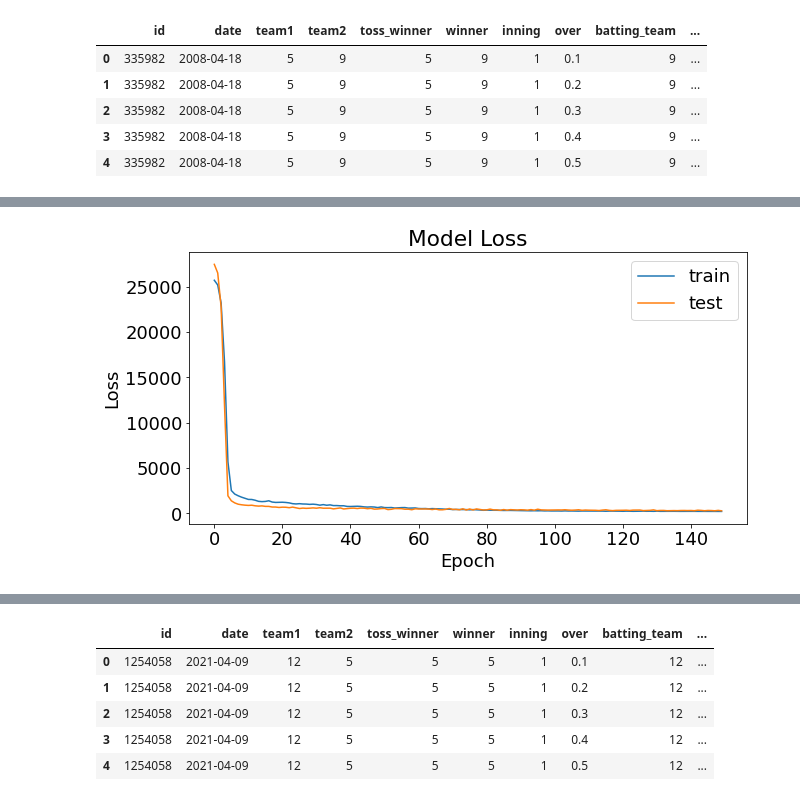
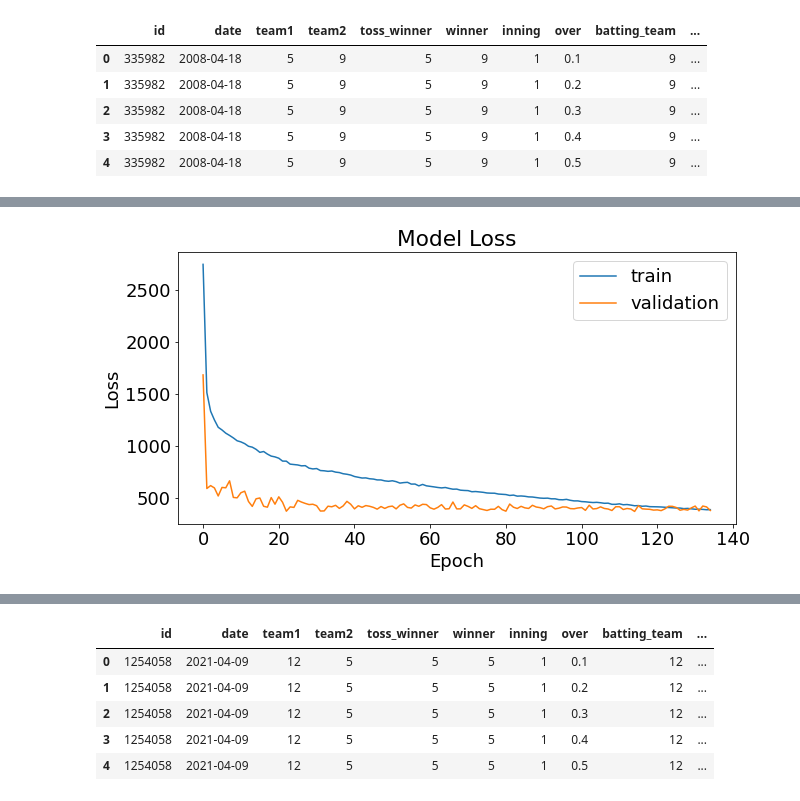
Before and after one commit to UtkarshAIITB/IPL-Data-Analysis, a Jupyter notebook: DL.ipynb, the cells around one changed output, grey strips where cells are left out. Saved outputs shown, nothing was run; the diff lists cells and outputs as text; code cells hidden in the pictures.

```diff
--- a/DL.ipynb
+++ b/DL.ipynb
@@ -60,5 +60,5 @@ tnew.reset_index(drop=True).head()
 # %%
-xnew = new.drop(new[(new.over < 15.5) | (new.over >=15.6)].index)
+xnew = new.drop(new[(new.over <= 11.0) | (new.over >=16.0)].index)
 xnew.reset_index(drop = True)
 y1train = xnew['total_runs_y']
 y2train = xnew['winner']
@@ -83,20 +93,44 @@ from tensorflow.keras.layers import Dense,Dropout
 # %%
+# model = Sequential()
+# # model.add(Dense(88, activation = 'relu'))
+# # model.add(Dropout(0.5))
+
+# model.add(Dense(50, activation = 'relu'))
+# model.add(Dropout(0.5))
+
+# model.add(Dense(25, activation = 'relu'))
+# # model.add(Dropout(0.5))
+
+# model.add(Dense(12, activation = 'relu'))
+# # model.add(Dropout(0.5))
+
+# model.add(Dense(1))
+# model.compile(optimizer='adam', loss='mse')
 model = Sequential()
 # model.add(Dense(88, activation = 'relu'))
 # model.add(Dropout(0.5))
 
-model.add(Dense(50, activation = 'relu'))
+model.add(Dense(64, activation = 'relu'))
 model.add(Dropout(0.5))
 
-model.add(Dense(25, activation = 'relu'))
-# model.add(Dropout(0.5))
+model.add(Dense(128, activation = 'relu'))
+model.add(Dropout(0.5))
 
-model.add(Dense(12, activation = 'relu'))
-# model.add(Dropout(0.5))
+model.add(Dense(256, activation = 'relu'))
+model.add(Dropout(0.5))
 
-model.add(Dense(1))
-model.compile(optimizer='adam', loss='mse')
+model.add(Dense(128, activation = 'relu'))
+model.add(Dropout(0.5))
+
+model.add(Dense(128, activation = 'relu'))
+model.add(Dropout(0.5))
+
+model.add(Dense(64, activation = 'relu'))
+model.add(Dropout(0.5))
+
+model.add(Dense(1, activation='linear'))
+model.compile(optimizer='adam', loss='mse', metrics = ['mae'])
 # %%
-history= model.fit(x=xnewt, y=y1train, epochs=150,
+history= model.fit(x=xnewt, y=y1train, epochs=135,
           validation_data=(tnewt,y1test))
 # %% [output]
@@ -124,17 +180,17 @@ dict_keys(['loss', 'val_loss'])
 # %%
 # plt.figure(figsize=(16,8))
 plt.figure(figsize=(10,5))
 plt.rcParams.update({'font.size': 18})
 plt.plot(history.history['loss'])
 plt.plot(history.history['val_loss'])
 plt.title('Model Loss')
 plt.ylabel('Loss')
 plt.xlabel('Epoch')
-plt.legend(['train', 'test'], loc='upper right')
+plt.legend(['train', 'validation'], loc='upper right')
 plt.savefig('/content/drive/MyDrive/Colab Notebooks/IPL Score_Analysis/Plots/nn_model_score.png')
 plt.show()
 # %% [output]
-[figure, old version]
+[figure, new version]
 # %%
 y1test = y1test.ravel()
 # %%
```
Also changed, not shown: parts of 33 cells of this notebook.
